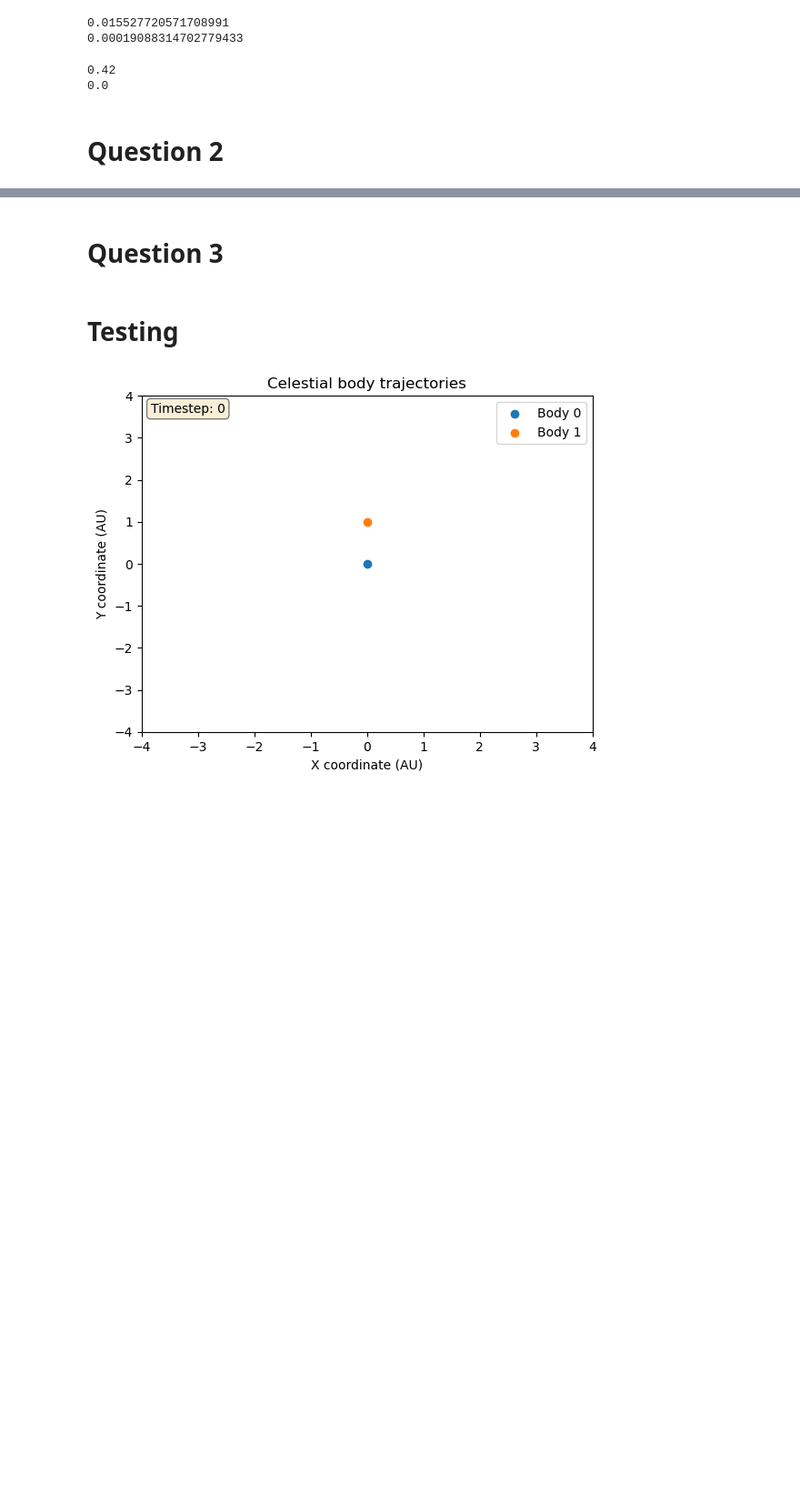
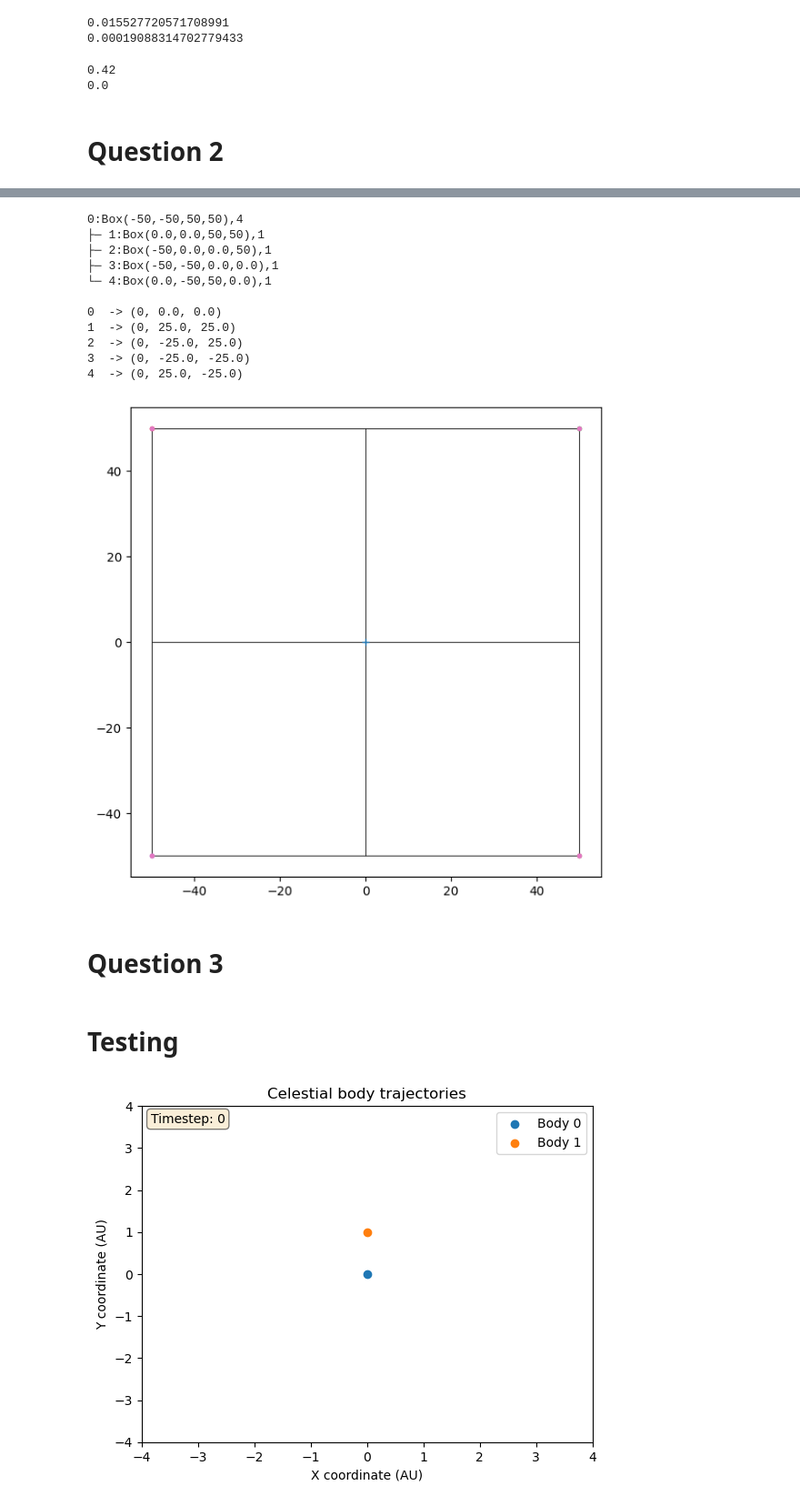
Before and after one commit to calvinyjl/n-body-problem, a Jupyter notebook: nBodyProblem.ipynb, the cells around one changed output, grey strips where cells are left out. Shown: that part at 91% size. Drawn from its saved outputs; the diff is of its cells as text; code cells hidden in the pictures; blank space fills up the shorter version.

```diff
--- a/nBodyProblem.ipynb
+++ b/nBodyProblem.ipynb
@@ -416,0 +472,25 @@ g.plot()
+# %%
+# Test 1: 4 equal-mass Bodies on the edges of a square
+P = [None]*4
+P[0] = Body(1,50,50)
+P[1] = Body(1,-50,50)
+P[2] = Body(1,-50,-50)
+P[3] = Body(1,50,-50)
+
+g = Gadget(Box.getBox(P))
+for p in P: g.add(p)
+print(g)
+g.plot()
+# %% [output]
+0:Box(-50,-50,50,50),4
+├─ 1:Box(0.0,0.0,50,50),1
+├─ 2:Box(-50,0.0,0.0,50),1
+├─ 3:Box(-50,-50,0.0,0.0),1
+└─ 4:Box(0.0,-50,50,0.0),1
+
+0  -> (0, 0.0, 0.0)
+1  -> (0, 25.0, 25.0)
+2  -> (0, -25.0, 25.0)
+3  -> (0, -25.0, -25.0)
+4  -> (0, 25.0, -25.0)
+[figure, added]
```
Also changed, not shown: parts of 3 cells of this notebook.
